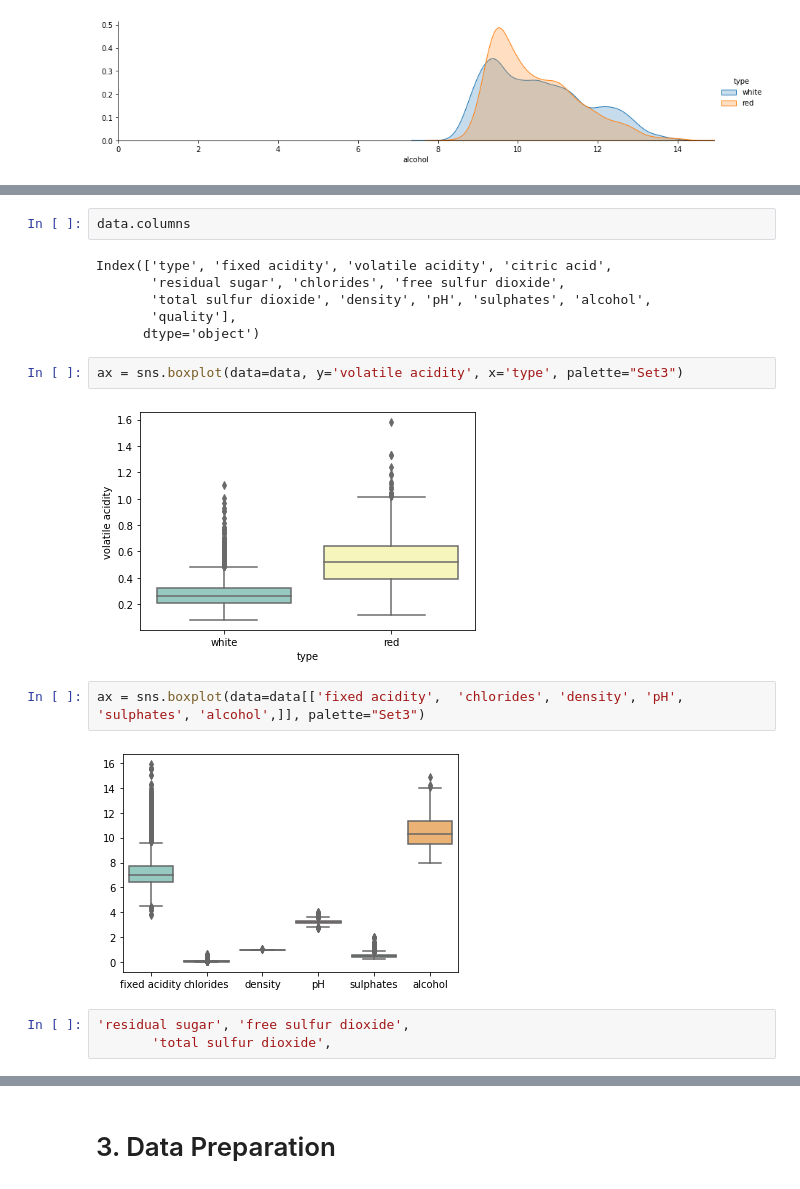
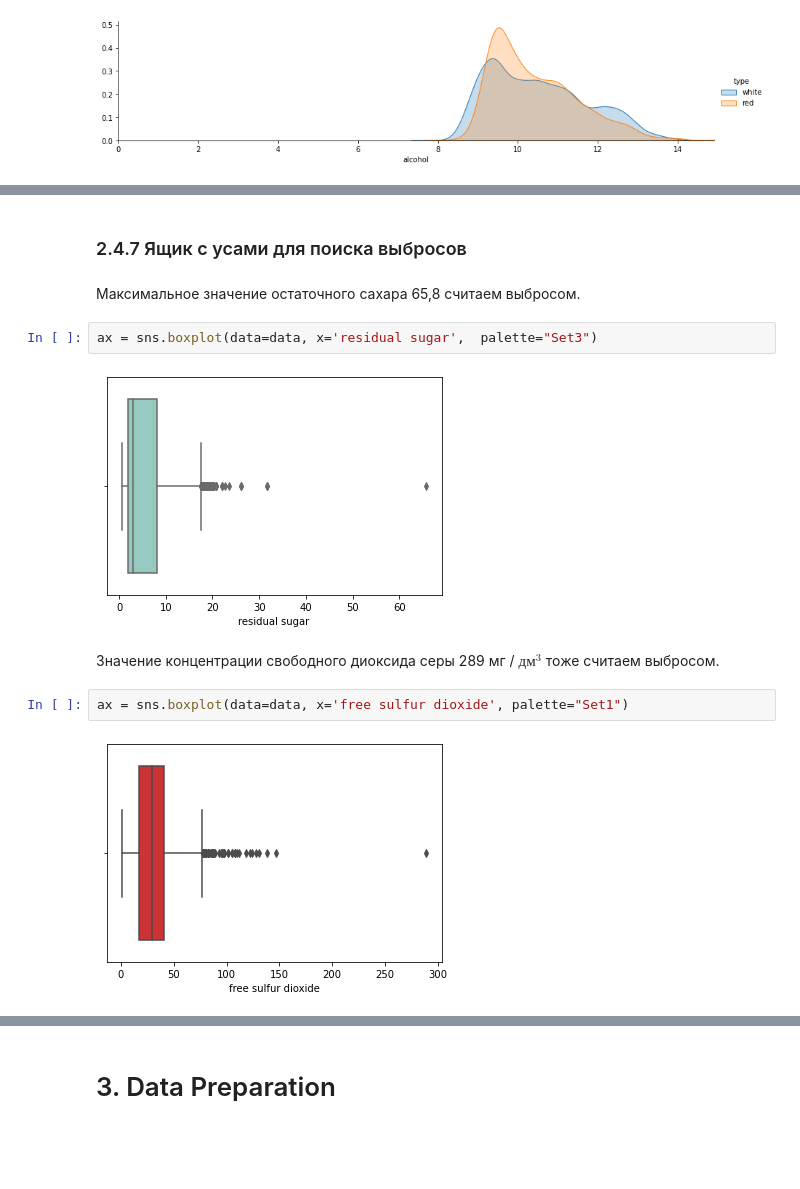
Before and after one commit to ehdmuravjov/pyda-16-em, a Jupyter notebook: DS Project Flow/Homework_2_CrispDM.ipynb, the cells around one changed output, grey strips where cells are left out. Saved outputs shown, nothing was run; the diff lists cells and outputs as text; blank space fills up the shorter version.

```diff
--- a/DS Project Flow/Homework_2_CrispDM.ipynb
+++ b/DS Project Flow/Homework_2_CrispDM.ipynb
@@ -306,19 +314,14 @@ data['fixed acidity'].plot(kind='box',title='Score distributionn')
-# %%
-data.columns
-# %% [output]
-Index(['type', 'fixed acidity', 'volatile acidity', 'citric acid',
-       'residual sugar', 'chlorides', 'free sulfur dioxide',
-       'total sulfur dioxide', 'density', 'pH', 'sulphates', 'alcohol',
-       'quality'],
-      dtype='object')
+# %% [markdown]
+### 2.4.7 Ящик с усами для поиска выбросов
+# %% [markdown]
+Максимальное значение остаточного сахара 65,8 считаем выбросом.
 # %%
-ax = sns.boxplot(data=data, y='volatile acidity', x='type', palette="Set3")
+ax = sns.boxplot(data=data, x='residual sugar',  palette="Set3")
 # %% [output]
-[figure, old version]
+[figure, new version]
+# %% [markdown]
+Значение концентрации свободного диоксида серы 289 мг / ${дм}^3$ тоже считаем выбросом.
 # %%
-ax = sns.boxplot(data=data[['fixed acidity',  'chlorides', 'density', 'pH', 'sulphates', 'alcohol',]], palette="Set3")
+ax = sns.boxplot(data=data, x='free sulfur dioxide', palette="Set1")
 # %% [output]
-[figure, old version]
+[figure, new version]
-# %%
-'residual sugar', 'free sulfur dioxide',
-       'total sulfur dioxide',
```
Also changed, not shown: parts of 68 cells of this notebook, 1 other file.
